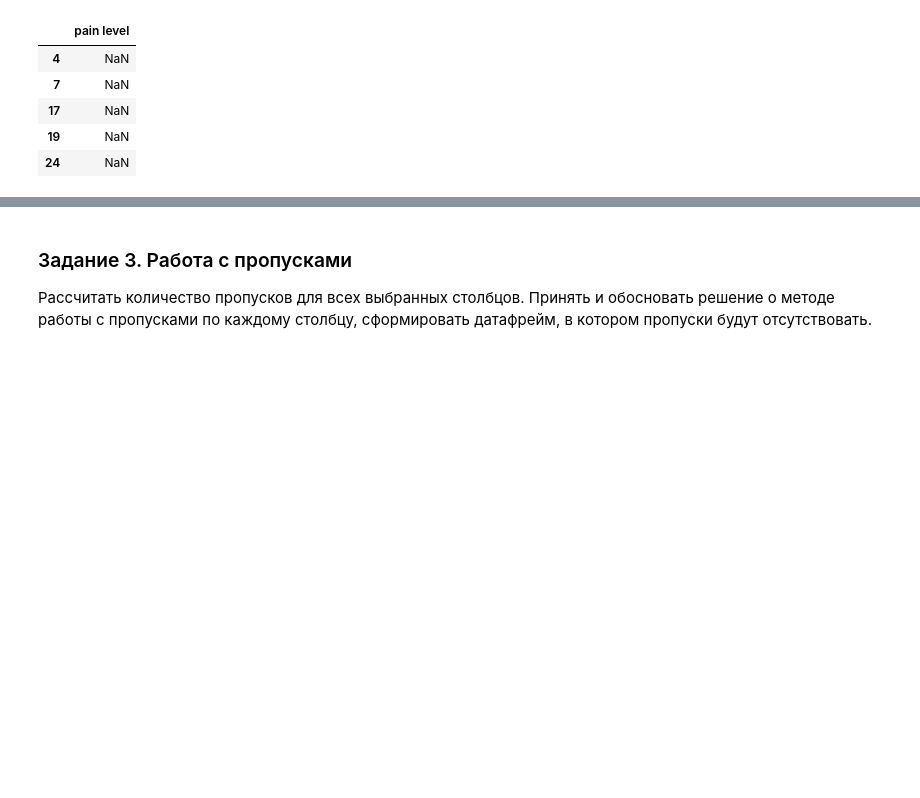
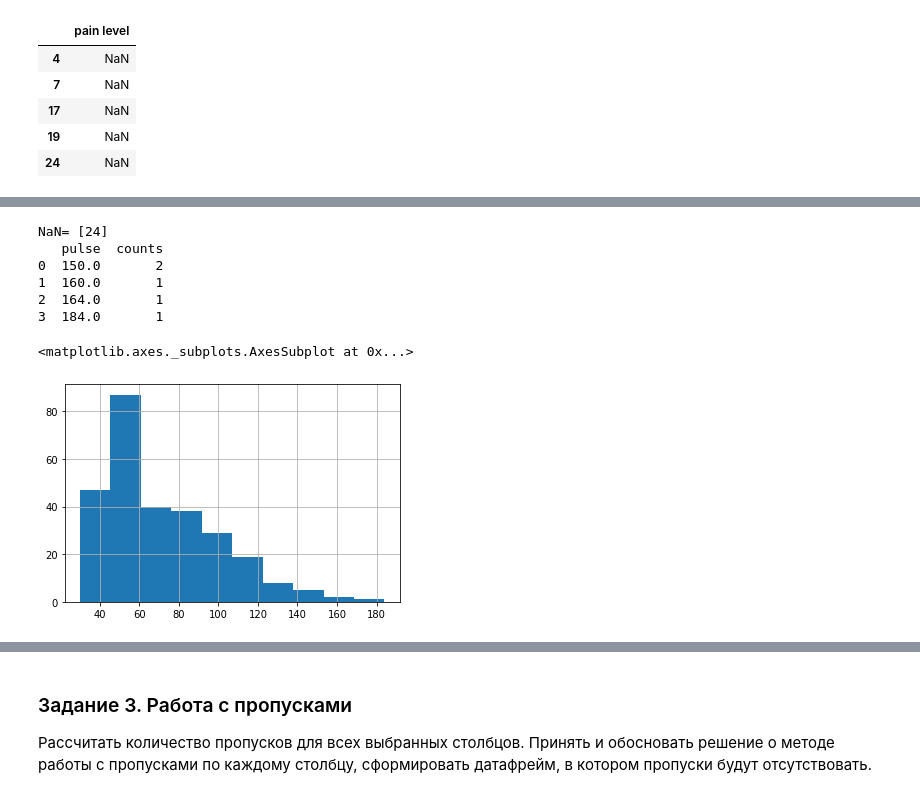
Before and after one commit to iamdenizzz/pyda-10, a Jupyter notebook: 22/stat_basics.ipynb, the cells around one changed output, grey strips where cells are left out. Saved outputs shown, nothing was run; the diff lists cells and outputs as text; code cells hidden in the pictures; blank space fills up the shorter version.

Commit message:
Домашняя работа 22 (3)

```diff
--- a/22/stat_basics.ipynb
+++ b/22/stat_basics.ipynb
@@ -184,0 +218,25 @@ out2.head()
+# %%
+# Как можно видеть выше, выбросов по температуре немного и они происходят по естественным причинам у больных лошадей,
+# но также больные лошади могут и не иметь повышеную температуру из-за шока, поэтому удаление этих выбросов нам ничего
+# не даст и мы оставляем эти выбросы как есть.
+# Больше проблему представляют пропуски NaN (60 штук) и с ними нужно будет работать.
+
+# Теперь посмотрим поле pulse
+# Из описания: 30-40 ударов в минуту - нормально для взрослых лошадей
+# У спортивных лошадей может быть 20-25
+# Животные с болезненными поражениями или страдающие от шока кровообращения может иметь повышенный пульс
+
+data_p = data[['pulse']].apply(quart, field='pulse')
+print('NaN=', data_p.isna().sum().values)
+print(round(data_p).groupby('pulse').size().reset_index(name='counts'))
+
+data['pulse'].hist()
+# %% [output]
+NaN= [24]
+   pulse  counts
+0  150.0       2
+1  160.0       1
+2  164.0       1
+3  184.0       1
+<matplotlib.axes._subplots.AxesSubplot at 0x...>
+[figure, added]
```
Also changed, not shown: parts of 10 cells of this notebook.
